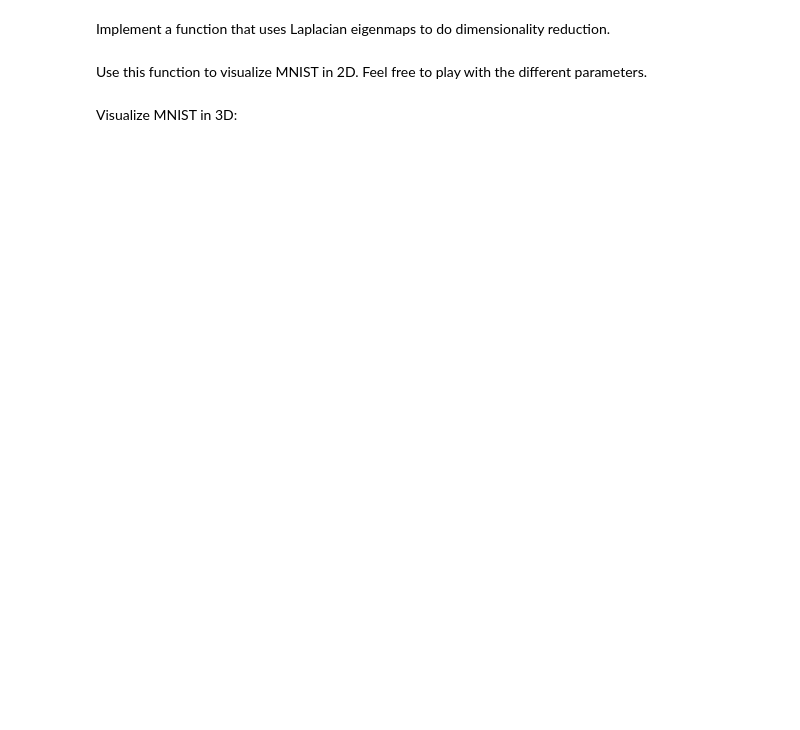
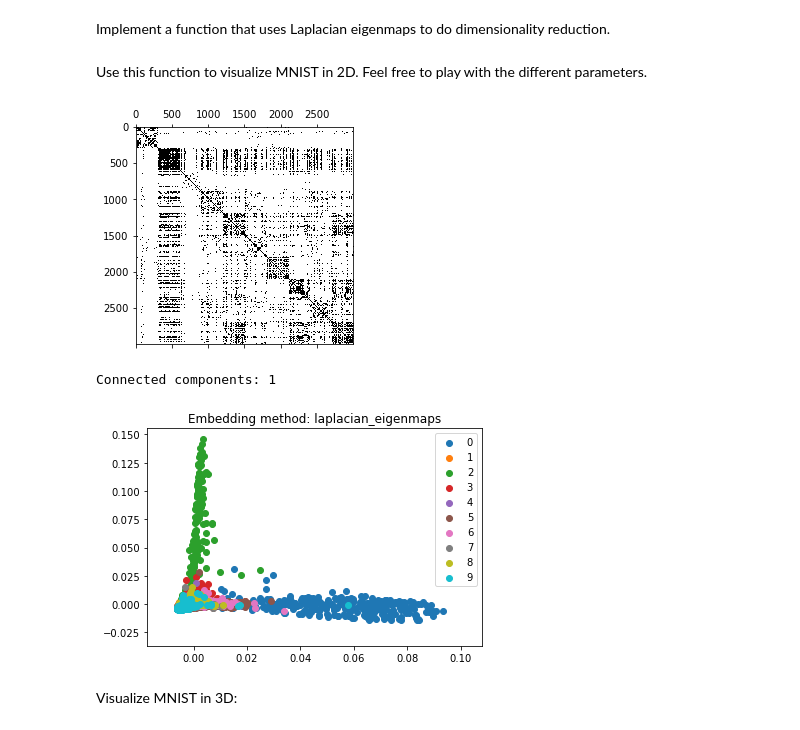
Before and after one commit to alielabridi/NTDS_2019, a Jupyter notebook: assignments/2_learning_with_graphs_jonas.ipynb, the cells around one changed output. Cells and saved outputs as stored; diff of their text form; code cells hidden in the pictures; blank space fills up the shorter version.

Commit message:
Laplacian Eigenmaps prototype

```diff
--- a/assignments/2_learning_with_graphs_jonas.ipynb
+++ b/assignments/2_learning_with_graphs_jonas.ipynb
@@ -336,6 +332,19 @@ Implement a function that uses Laplacian eigenmaps to do dimensionality reductio
 def laplacian_eigenmaps(X:np.ndarray, dim: int, sigma: float, epsilon: float, normalize: bool):
     """ Return:
         coords (n x dim array): new coordinates for the data points."""
-    # Your code here
+    adjacency = epsilon_similarity_graph(X, sigma, epsilon)
+
+    plt.spy(adjacency)
+    plt.show()
+
+    if
+    L = compute_laplacian(adjacency, normalize)
+    np.fill_diagonal(L, 0)
+
+    lamb, U = spectral_decomposition(L)
+
+    print("Connected components:", compute_number_connected_components(lamb, threshold=1e-12))
+
+    return U[:,1:dim+1]
 # %% [markdown]
 Use this function to visualize MNIST in 2D. Feel free to play with the different parameters.
@@ -345,2 +360,23 @@ dim = 2
+# %%
+dim = 2
+sigma = 3*256
+epsilon = .1
+
+sigma = 6*256
+epsilon = .35
+
+X_embedded = laplacian_eigenmaps(X_mnist, dim, sigma, epsilon, normalize = True)
+
+fig = plt.figure()
+for i in classes:
+    mask = y_mnist == i
+    plt.scatter(X_embedded[mask, 0], X_embedded[mask, 1], label=i)
+plt.legend()
+plt.title('Embedding method: laplacian_eigenmaps')
+plt.show()
+# %% [output]
+[figure, added]
+Connected components: 1
+[figure, added]
 # %% [markdown]
 Visualize MNIST in 3D:
```
Also changed, not shown: parts of 16 cells of this notebook.
